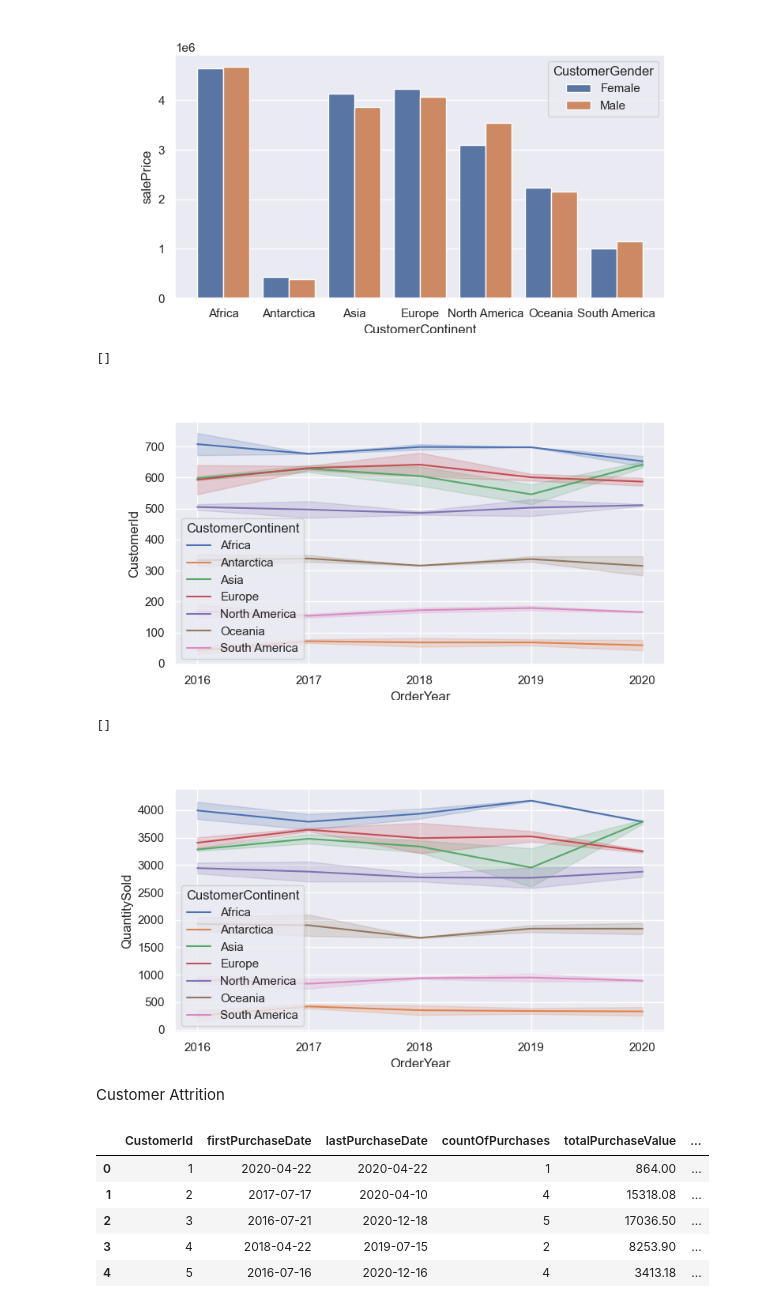
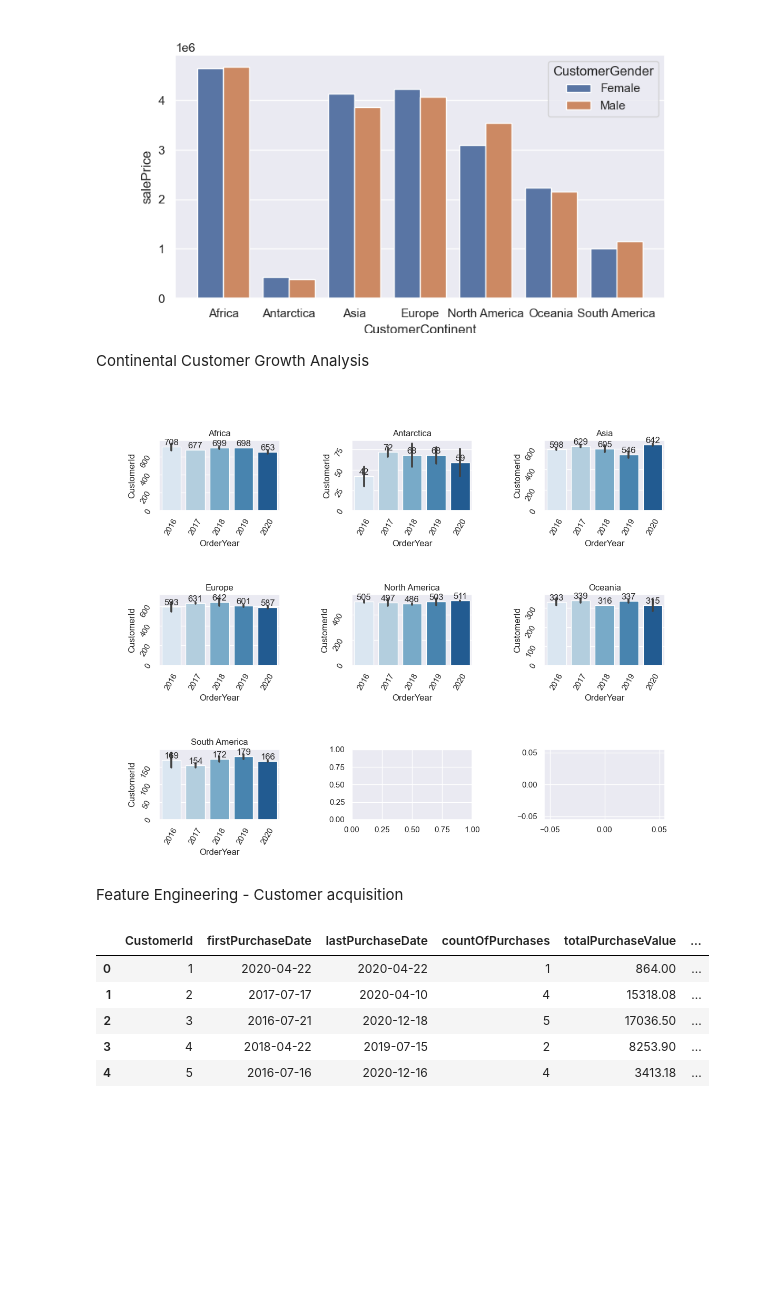
Before and after one commit to josephine-amponsah/ecommerce-data-analysis, a Jupyter notebook: notebooks/exploratory-analysis.ipynb, the cells around one changed output. Drawn from its saved outputs; the diff is of its cells as text; code cells hidden in the pictures; blank space fills up the shorter version.

```diff
--- a/notebooks/exploratory-analysis.ipynb
+++ b/notebooks/exploratory-analysis.ipynb
@@ -346,29 +344,29 @@ plt.plot()
+# %% [markdown]
+Continental Customer Growth Analysis
 # %%
 #customer growth over timer per region/continent
 customersGrowth = data.groupby(["CustomerContinent", "CustomerGender", "OrderYear"])["CustomerId"].nunique()
 customersGrowth = customersGrowth.reset_index(drop=False)
 
-fig, ax = plt.subplots(figsize=(8, 4))
-sns.set_theme(style="darkgrid")
-sns.lineplot(data =customersGrowth, x = "OrderYear", y = "CustomerId", estimator = "sum", ax = ax, hue = "CustomerContinent")
+fig, axes = plt.subplots(3,3, sharex = False , figsize = (12, 9))
+for i,ax in zip (customersGrowth["CustomerContinent"].unique(), axes.flat):
+    df = customersGrowth.where(customersGrowth["CustomerContinent"] == i)
+    sns.barplot(x = "OrderYear", y = "CustomerId", data = df , estimator = sum, ax = ax, palette='Blues')
+    ax.tick_params(labelrotation=60)
+    ax.set_title(i)
+    plt.subplots_adjust(left=0.1,
+                    bottom=0.1,
+                    right=0.9,
+                    top=0.9,
+                    wspace=0.6,
+                    hspace=1.2)
+    ax.bar_label((ax.containers[0]))
 plt.plot()
+plt.show()
 # %% [output]
-[]
-[figure, old version]
+[figure, new version]
-# %%
-#demand growth
-demandGrowth = data.groupby(["CustomerContinent", "CustomerGender", "OrderYear"])["QuantitySold"].sum()
-demandGrowth = demandGrowth.reset_index(drop=False)
-
-fig, ax = plt.subplots(figsize=(8, 4))
-sns.set_theme(style="darkgrid")
-sns.lineplot(data =demandGrowth, x = "OrderYear", y = "QuantitySold", estimator = "sum", ax = ax, hue = "CustomerContinent")
-plt.plot()
-# %% [output]
-[]
-[figure, removed]
-# %% [markdown]
-Customer Attrition
+# %% [markdown]
+Feature Engineering - Customer acquisition
 # %%
 data["dateOfPurchase"] = pd.to_datetime(data["dateOfPurchase"])
 # %%
```
Also changed, not shown: parts of 28 cells of this notebook.
